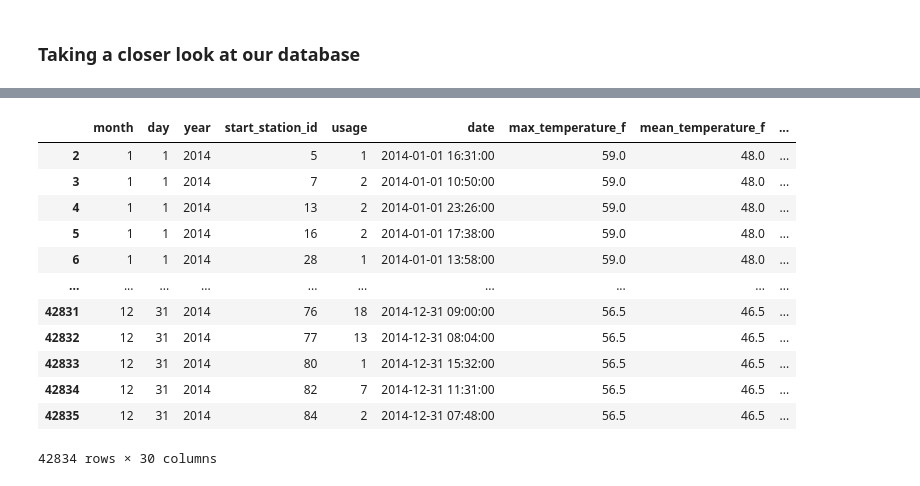
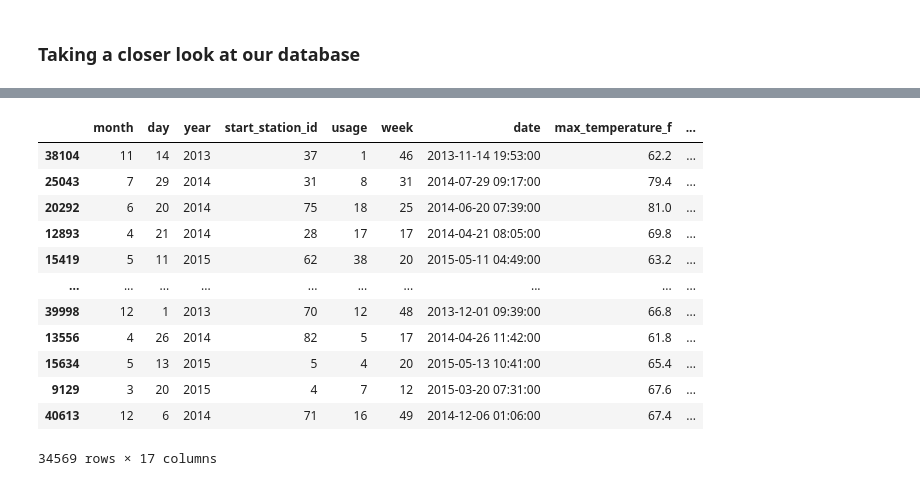
Before and after one commit to kchian/City-Biking, a Jupyter notebook: SF_ML.ipynb, the cells around one changed output, grey strips where cells are left out. Saved outputs shown, nothing was run; the diff lists cells and outputs as text; code cells hidden in the pictures.

```diff
--- a/SF_ML.ipynb
+++ b/SF_ML.ipynb
@@ -60,6 +67,9 @@ sf_df["year"] = sf_df["start_date"].dt.year
 weather_df["year"] = weather_df["date"].dt.year
 
 
+sf_df["week"] = sf_df["start_date"].dt.isocalendar().week
+weather_df["week"] = weather_df["date"].dt.isocalendar().week
+
 # add day column
 sf_df["day"] = sf_df["start_date"].dt.day
 sf_df["day_of_year"] = sf_df["start_date"].dt.day_of_year
@@ -113,6 +123,11 @@ float_cols = ['max_temperature_f', 'mean_temperature_f', 'min_temperature_f',
        'mean_wind_speed_mph', 'max_gust_speed_mph', 'precipitation_inches',
        'cloud_cover', 'wind_dir_degrees']
 weather_df[float_cols] = weather_df[float_cols].apply(pd.to_numeric, errors="coerce")
+
+feature_cols = ['max_temperature_f', 'max_visibility_miles',
+        'max_wind_Speed_mph',
+       'mean_wind_speed_mph', 'precipitation_inches']
+weather_df = weather_df.drop(set(float_cols).difference(feature_cols), axis=1)
 # %%
 weather_df = weather_df.dropna()
 # %%
@@ -122,33 +137,40 @@ weather_df = weather_df.dropna()
 sf_usage = (
     sf_df.groupby(["month", "day", "year", "start_station_id"]).agg(
         usage=('id', 'count'),
+        week=("week", "min"),
         date=("start_date", "min"),
     )
 ).reset_index(drop=False)
 weather_aggregated = (
-    weather_df.drop("date", axis=1).groupby(["month", "day", "year"]).agg({i: "mean" for i in float_cols}).reset_index()
+    weather_df.drop("date", axis=1).groupby(["month", "day", "year"]).agg({i: "mean" for i in feature_cols}).reset_index()
 )
 sf_usage = sf_usage.merge(weather_aggregated, on=["month", "day", "year"])
 sf_usage["is_weekend"] = sf_usage["date"].dt.day_of_week > 5
 # lag not currently used
+sf_usage["lag1_weekend"]= (sf_usage["date"] - pd.Timedelta(days=1)).dt.day_of_week > 5
 sf_usage["usage_lag"] = sf_usage["usage"].shift(1)
-sf_usage.dropna()
+sf_usage["lag2_weekend"]= (sf_usage["date"] - pd.Timedelta(days=2)).dt.day_of_week > 5
+sf_usage["usage_lag2"] = sf_usage["usage"].shift(2)
+
+sf_usage = sf_usage.dropna()
-# %% [output]
-|  | month | day | year | start_station_id | usage | date | max_temperature_f | mean_temperature_f | ... |
-| 2 | 1 | 1 | 2014 | 5 | 1 | 2014-01-01 16:31:00 | 59.0 | 48.0 | ... |
-| 3 | 1 | 1 | 2014 | 7 | 2 | 2014-01-01 10:50:00 | 59.0 | 48.0 | ... |
-| 4 | 1 | 1 | 2014 | 13 | 2 | 2014-01-01 23:26:00 | 59.0 | 48.0 | ... |
-| 5 | 1 | 1 | 2014 | 16 | 2 | 2014-01-01 17:38:00 | 59.0 | 48.0 | ... |
-| 6 | 1 | 1 | 2014 | 28 | 1 | 2014-01-01 13:58:00 | 59.0 | 48.0 | ... |
-| ... | ... | ... | ... | ... | ... | ... | ... | ... | ... |
-| 42831 | 12 | 31 | 2014 | 76 | 18 | 2014-12-31 09:00:00 | 56.5 | 46.5 | ... |
-| 42832 | 12 | 31 | 2014 | 77 | 13 | 2014-12-31 08:04:00 | 56.5 | 46.5 | ... |
-| 42833 | 12 | 31 | 2014 | 80 | 1 | 2014-12-31 15:32:00 | 56.5 | 46.5 | ... |
-| 42834 | 12 | 31 | 2014 | 82 | 7 | 2014-12-31 11:31:00 | 56.5 | 46.5 | ... |
-| 42835 | 12 | 31 | 2014 | 84 | 2 | 2014-12-31 07:48:00 | 56.5 | 46.5 | ... |
-42834 rows × 30 columns
 # %%
 train, test = train_test_split(sf_usage, test_size=0.2)
+# %%
+train
+# %% [output]
+|  | month | day | year | start_station_id | usage | week | date | max_temperature_f | ... |
+| 38104 | 11 | 14 | 2013 | 37 | 1 | 46 | 2013-11-14 19:53:00 | 62.2 | ... |
+| 25043 | 7 | 29 | 2014 | 31 | 8 | 31 | 2014-07-29 09:17:00 | 79.4 | ... |
+| 20292 | 6 | 20 | 2014 | 75 | 18 | 25 | 2014-06-20 07:39:00 | 81.0 | ... |
+| 12893 | 4 | 21 | 2014 | 28 | 17 | 17 | 2014-04-21 08:05:00 | 69.8 | ... |
+| 15419 | 5 | 11 | 2015 | 62 | 38 | 20 | 2015-05-11 04:49:00 | 63.2 | ... |
+| ... | ... | ... | ... | ... | ... | ... | ... | ... | ... |
+| 39998 | 12 | 1 | 2013 | 70 | 12 | 48 | 2013-12-01 09:39:00 | 66.8 | ... |
+| 13556 | 4 | 26 | 2014 | 82 | 5 | 17 | 2014-04-26 11:42:00 | 61.8 | ... |
+| 15634 | 5 | 13 | 2015 | 5 | 4 | 20 | 2015-05-13 10:41:00 | 65.4 | ... |
+| 9129 | 3 | 20 | 2015 | 4 | 7 | 12 | 2015-03-20 07:31:00 | 67.6 | ... |
+| 40613 | 12 | 6 | 2014 | 71 | 16 | 49 | 2014-12-06 01:06:00 | 67.4 | ... |
+34569 rows × 17 columns
 # %%
 # When doing inference, we should be able to have previous data for this station at previous months.
 # This isn't cheating / leaking info because it's just a way of characterizing which station we're using
```
Also changed, not shown: parts of 21 cells of this notebook.
